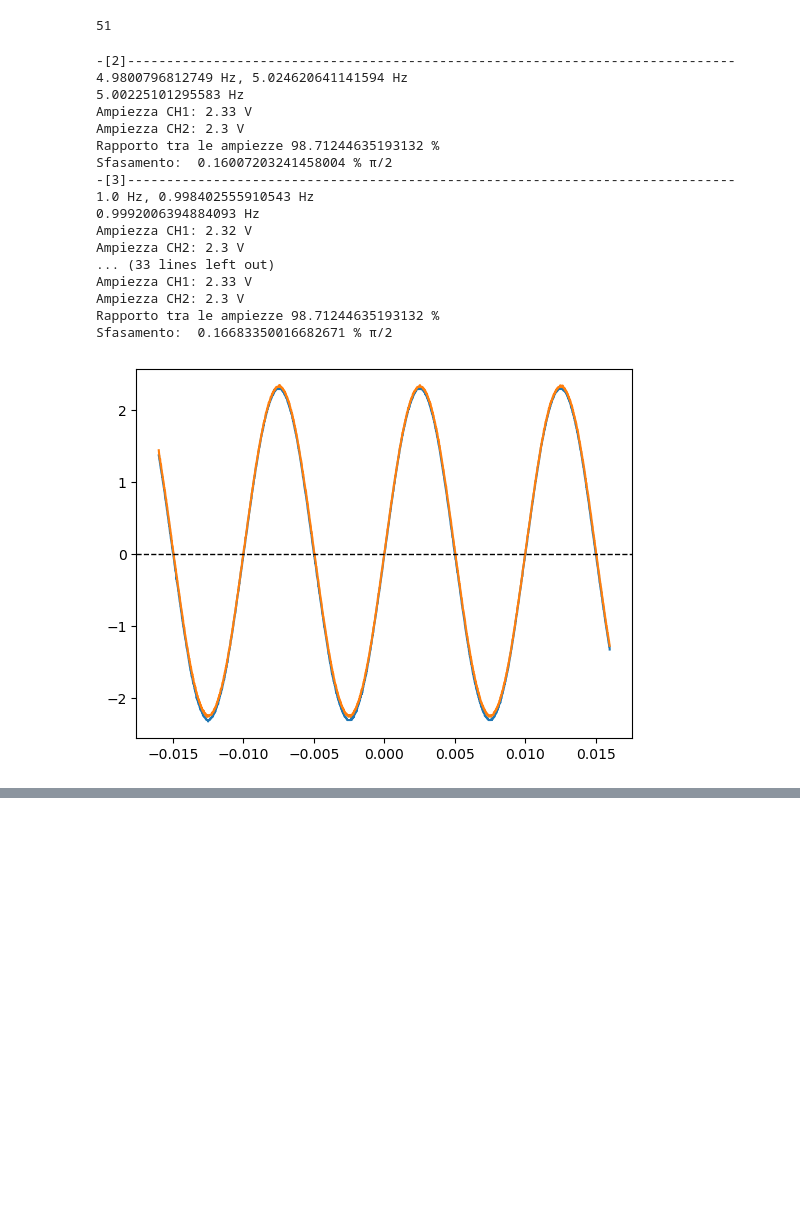
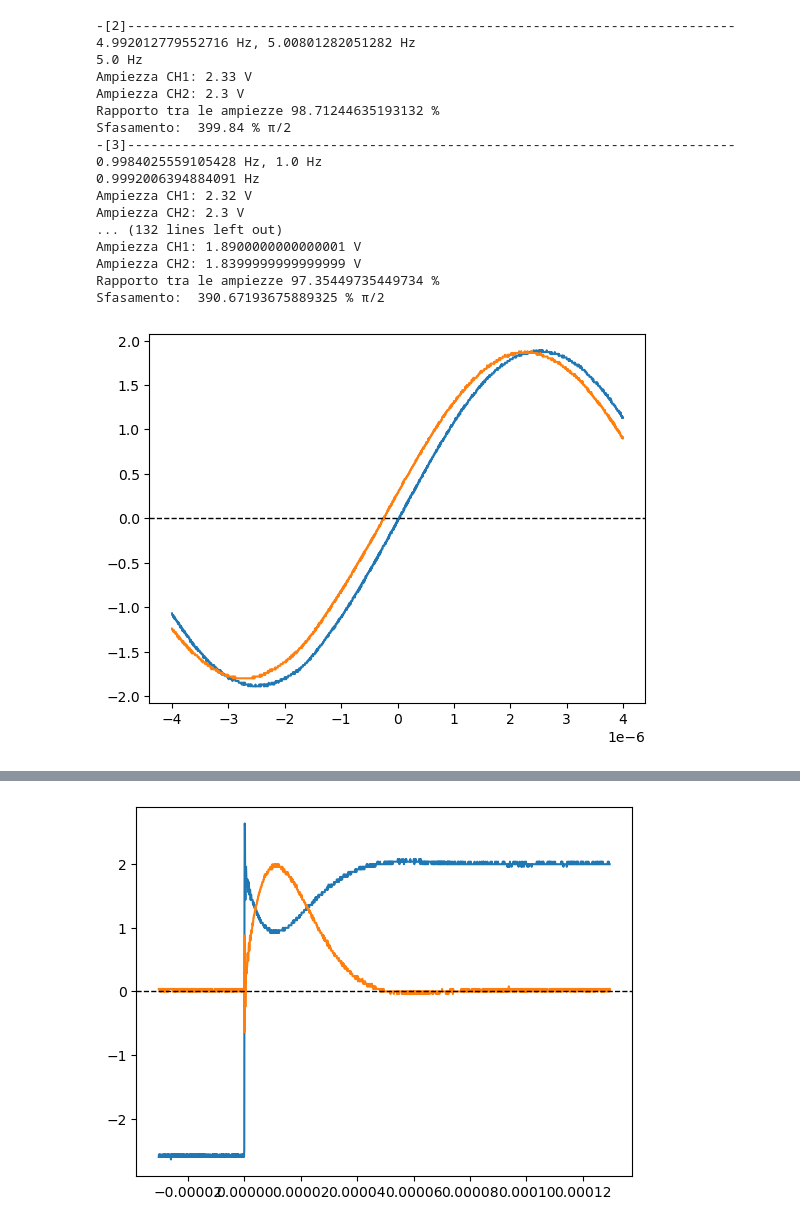
Before and after one commit to RBerga06/unipr-clt-fisica, a Jupyter notebook: lab2/exp5/exp5.ipynb, the cells around one changed output, grey strips where cells are left out. Cells and saved outputs as stored; diff of their text form; code cells hidden in the pictures; blank space fills up the shorter version.

```diff
--- a/lab2/exp5/exp5.ipynb
+++ b/lab2/exp5/exp5.ipynb
@@ -7,7 +6,5 @@ import math
 # %%
 # Load data
 files = [pd.read_csv(f"data/TEK{i:05}.CSV", skiprows=15) for i in range(51)]
-print(len(files))
+assert len(files) == 51
-# %% [output]
-51
 # %%
@@ -30,65 +50,91 @@ def zeri(time: pd.Series, ch: pd.Series) -> list[float]:
 # %%
-fasi, ampiezze1, ampiezze2, ampiezze_rapporto, frequenze = [], [], [], [], []
+fasi5A, ampiezze15A, ampiezze25A, ampiezze_rapporto5A, frequenze5A = [], [], [], [], []
+fasi5B, ampiezze15B, ampiezze25B, ampiezze_rapporto5B, frequenze5B = [], [], [], [], []
+
+FINE_5A = 26
+INIZIO_5B = 34
 
 for (i, f) in enumerate(files):
+    we_have_to_plot = False
     if i < 2: continue
-    if i >= 27: break
+    if i == FINE_5A or i == INIZIO_5B:
+        print("="*80 + "\n" + "="*80)
     print(f"-[{i}]-" + "-"*77)
     time, ch1, ch2 = f["TIME"], f["CH1"], f["CH2"]
+    fasi, ampiezze1, ampiezze2, ampiezze_rapporto, frequenze = (
+        (fasi5A, ampiezze15A, ampiezze25A, ampiezze_rapporto5A, frequenze5A) if i <= FINE_5A else
+        (fasi5B, ampiezze15B, ampiezze25B, ampiezze_rapporto5B, frequenze5B) if i >= INIZIO_5B else
+        ([], [], [], [], [])
+    )
 
-    _zeri = zeri(time, ch1)
+    _zeri = zeri_v1(time, ch1)
     _diffs = [_zeri[i] - _zeri[i-1] for i in range(1, len(_zeri))]
     print(*[f"{1 / (2*x)} Hz" for x in _diffs], sep=", ")
     if len(_zeri) > 1:
         T = 2 * (sum(_diffs)/(len(_zeri)-1))
-        if T != 0:
-            print(_f := 1/T, "Hz")
-            frequenze.append(_f)
+    else:
+        print("[i] Non ci sono abbastanza zeri per valutare il periodo, proverò con massimo e minimo!")
+        we_have_to_plot = True
+        t_max, t_min = time[idx_max := ch1.idxmax()], time[idx_min := ch1.idxmin()]
+        if ch1[idx_max] < 0:
+            print("{!} Errore: Il massimo è negativo!")
+            T = 0
+        elif ch1[idx_min] > 0:
+            print("{!} Errore: Il minimo è positivo!")
+            T = 0
         else:
-            frequenze.append(0)
-            print("{!} Errore: Il periodo è venuto pari a zero!")
+            T = 2 * abs(t_max - t_min)
+    if T != 0:
+        print(_f := 1/T, "Hz")
+        frequenze.append(_f)
     else:
         frequenze.append(0)
-        print("{!} Errore: non ci sono abbastanza zeri!")
-        T = 0
+        print("{!} Errore: Il periodo è venuto pari a zero!")
+        we_have_to_plot = True
 
     print("Ampiezza CH1:", _A1 := (ch1.max() - ch1.min())/2, "V")
     print("Ampiezza CH2:", _A2 := (ch2.max() - ch2.min())/2, "V")
     print("Rapporto tra le ampiezze", (_A12 := _A2/_A1) * 100, "%")
     ampiezze1.append(_A1)
     ampiezze2.append(_A2)
     ampiezze_rapporto.append(_A12)
 
 
-    dt = zeri(time, ch2)[0] - _zeri[0]
+    if (_zeri_ch2 := zeri_v0(time, ch2)) and _zeri:
+        dt = _zeri_ch2[0] - _zeri[0]
+    else:
+        if not _zeri_ch2:
+            print("{!} Errore: Non ho trovato zeri nel canale 2!")
+        we_have_to_plot = True
+        dt = 0
     if T != 0:
         print("Sfasamento: ", ((phi := dt / T) * 400) % 400, "% π/2")
         fasi.append(phi)
     else:
         fasi.append(0)
 
-    if i == 8:
+    if we_have_to_plot:
         fig, ax = plt.subplots()
         ax.plot(time, ch1 - (ch1.max() + ch1.min())/2)
         ax.plot(time, ch2)
         ax.axhline(0, color="0.0", linestyle="--", linewidth=1, rasterized=True)
         plt.show()
 # %% [output]
 -[2]------------------------------------------------------------------------------
-4.9800796812749 Hz, 5.024620641141594 Hz
-5.00225101295583 Hz
+4.992012779552716 Hz, 5.00801282051282 Hz
+5.0 Hz
 Ampiezza CH1: 2.33 V
 Ampiezza CH2: 2.3 V
 Rapporto tra le ampiezze 98.71244635193132 %
-Sfasamento:  0.16007203241458004 % π/2
+Sfasamento:  399.84 % π/2
 -[3]------------------------------------------------------------------------------
-1.0 Hz, 0.998402555910543 Hz
-0.9992006394884093 Hz
+0.9984025559105428 Hz, 1.0 Hz
+0.9992006394884091 Hz
 Ampiezza CH1: 2.32 V
 Ampiezza CH2: 2.3 V
-... (33 lines left out)
-Ampiezza CH1: 2.33 V
-Ampiezza CH2: 2.3 V
-Rapporto tra le ampiezze 98.71244635193132 %
-Sfasamento:  0.16683350016682671 % π/2
+... (132 lines left out)
+Ampiezza CH1: 1.8900000000000001 V
+Ampiezza CH2: 1.8399999999999999 V
+Rapporto tra le ampiezze 97.35449735449734 %
+Sfasamento:  390.67193675889325 % π/2
-[figure, old version]
+[figure, new version]
@@ -111,0 +158 @@ Sfasamento:  21.999999999999957 % π/2
+[figure, added]
```
Also changed, not shown: parts of 7 cells of this notebook, 2 other files.
